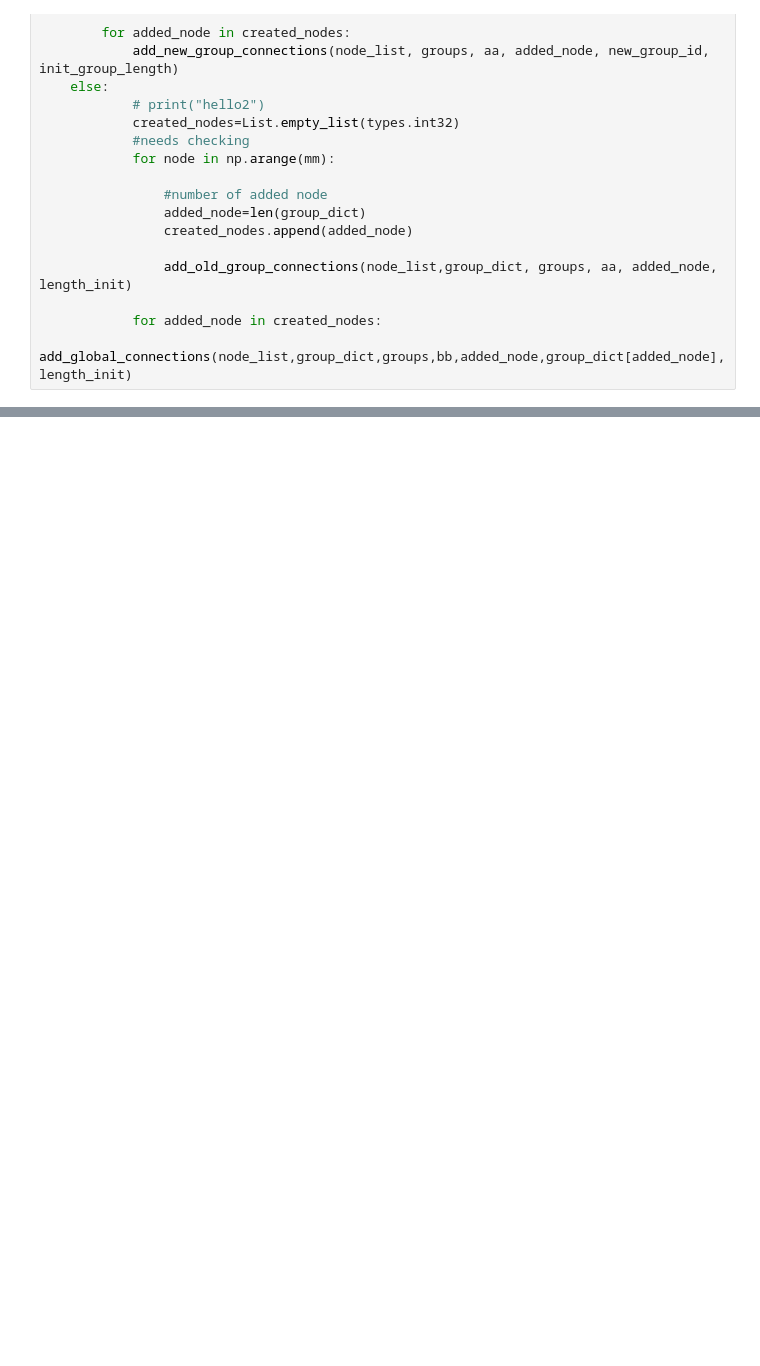
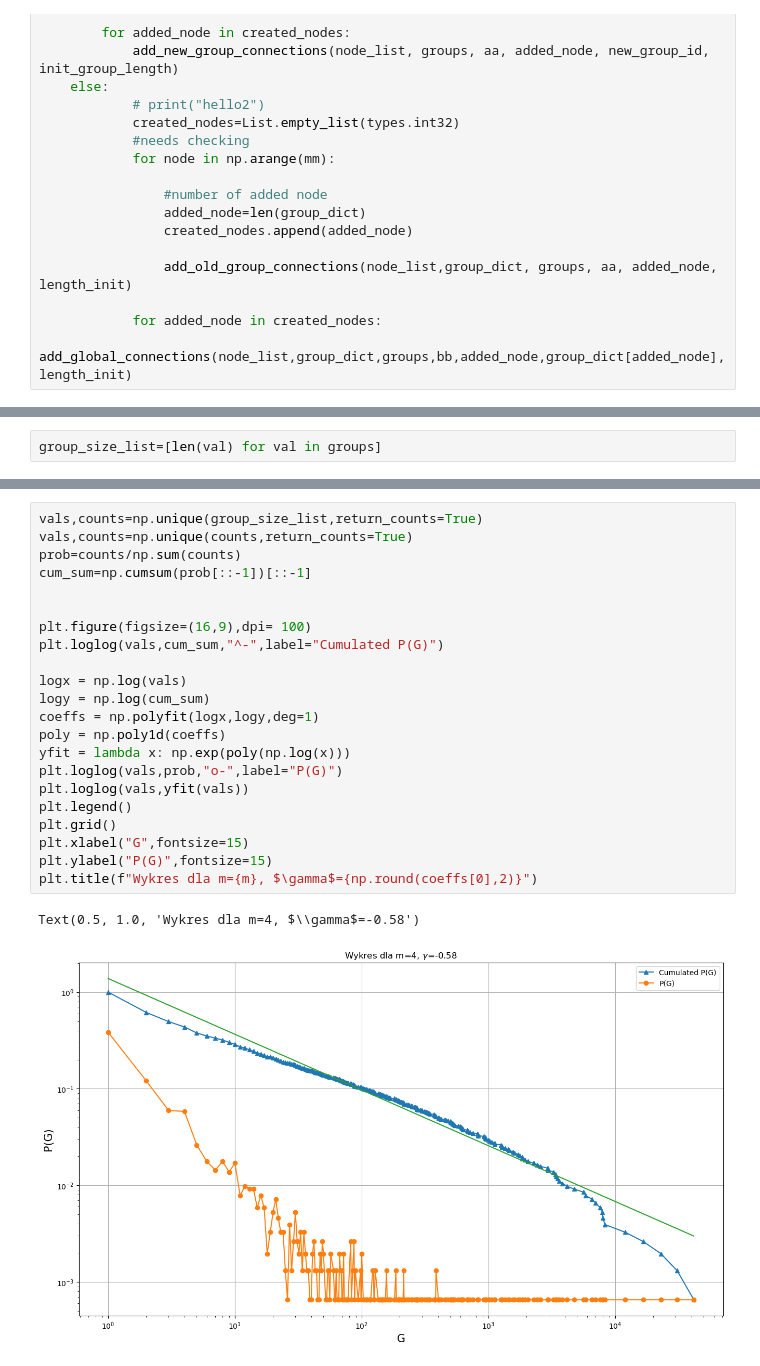
Before and after one commit to MateuszS312/Complex_evolving_networks, a Jupyter notebook: complex_evolving_networks.ipynb, the cells around one changed output, grey strips where cells are left out. Saved outputs shown, nothing was run; the diff lists cells and outputs as text; blank space fills up the shorter version.

```diff
--- a/complex_evolving_networks.ipynb
+++ b/complex_evolving_networks.ipynb
@@ -302,3 +306,5 @@ for n_number in tqdm(np.arange(initial_nodes,n_nodes+initial_nodes,m)):
+# %%
+group_size_list=[len(val) for val in groups]
 # %%
 vals,counts=np.unique(node_list,return_counts=True)
 vals,counts=np.unique(counts,return_counts=True)
@@ -316,0 +334,25 @@ Text(0.5, 1.0, 'Wykres dla m=5')
+# %%
+vals,counts=np.unique(group_size_list,return_counts=True)
+vals,counts=np.unique(counts,return_counts=True)
+prob=counts/np.sum(counts)
+cum_sum=np.cumsum(prob[::-1])[::-1]
+
+
+plt.figure(figsize=(16,9),dpi= 100)
+plt.loglog(vals,cum_sum,"^-",label="Cumulated P(G)")
+
+logx = np.log(vals)
+logy = np.log(cum_sum)
+coeffs = np.polyfit(logx,logy,deg=1)
+poly = np.poly1d(coeffs)
+yfit = lambda x: np.exp(poly(np.log(x)))
+plt.loglog(vals,prob,"o-",label="P(G)")
+plt.loglog(vals,yfit(vals))
+plt.legend()
+plt.grid()
+plt.xlabel("G",fontsize=15)
+plt.ylabel("P(G)",fontsize=15)
+plt.title(f"Wykres dla m={m}, $\gamma$={np.round(coeffs[0],2)}")
+# %% [output]
+Text(0.5, 1.0, 'Wykres dla m=4, $\\gamma$=-0.58')
+[figure, added]
```
Also changed, not shown: parts of 4 cells of this notebook.
